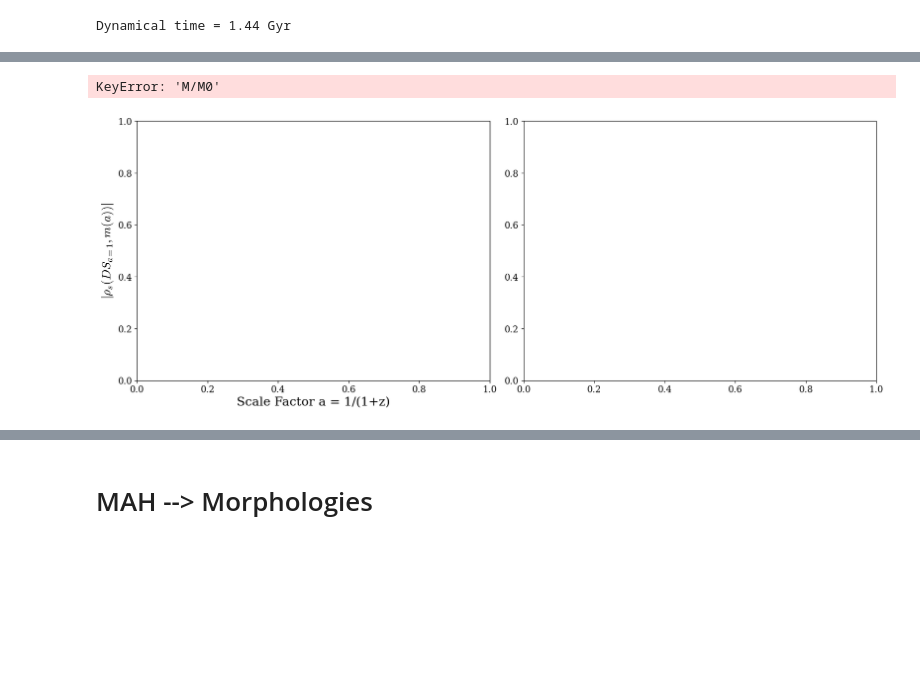
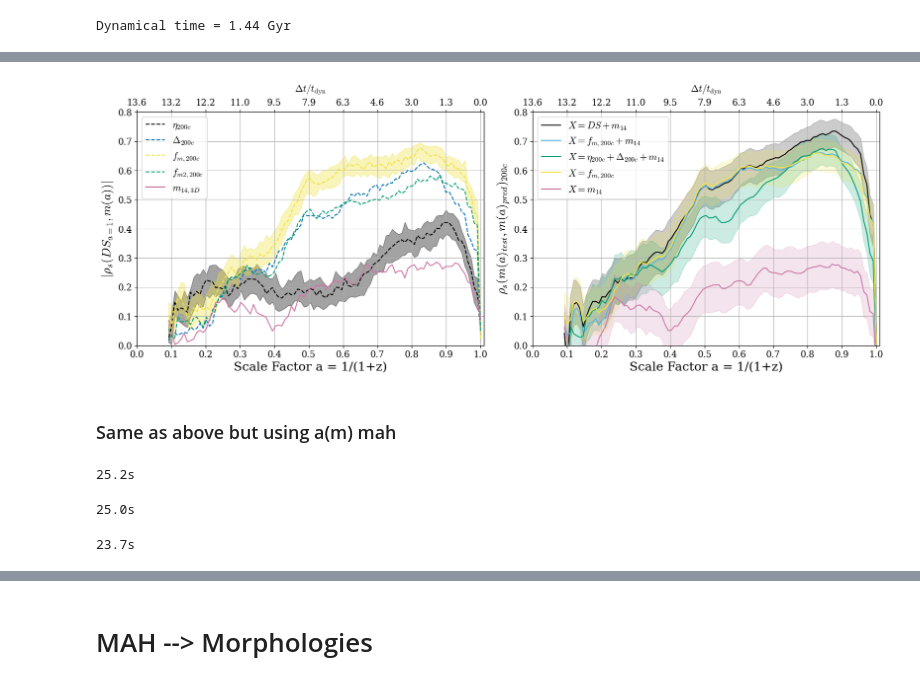
Before and after one commit to Kabelo-T/cluster_morph, a Jupyter notebook: multicam.ipynb, the cells around one changed output, grey strips where cells are left out. Saved outputs shown, nothing was run; the diff lists cells and outputs as text; code cells hidden in the pictures; blank space fills up the shorter version.

```diff
--- a/multicam.ipynb
+++ b/multicam.ipynb
@@ -176,7 +168,7 @@ labels = [r'$\eta_{200c}$', r'$\Delta_{200c}$', r'$f_{m, 200c}$', r'$f_{m2, 200c
 start = time.time()
 
 x = np.vstack([df['eta_200[3]'], df['delta_200[4]'], df['fm_200[5]'], df['fm2_200[6]'], df['3d']]).T
-y = am
+y = mah
 sp_corr = multicorr(x, y)
 
 ap25, ap50, ap75 = [], [], []
@@ -491,7 +460,7 @@ xlim = (0, 1.01)
 ylim = (0., 0.8)
 
 plots.plot_ma_corrs(ma_ds_dict, params=params, labels=labels,
-                    aexp=common_aexp[::-1], axs=axs[0], sm=False)
+                    time=common_aexp[::-1], axs=axs[0], sm=False)
 
 axs[0].set_xticks(xticks)
 axs[0].set_xlim(xlim)
@@ -511,32 +480,91 @@ axs[1].fill_between(common_aexp,
                     dp25, dp75, color='#009E73', alpha=0.2)
 
 axs[1].plot(common_aexp, cp50, color='#F0E442',
             label=r'$X = f_{m, 200c}$')
 axs[1].fill_between(common_aexp, cp25, cp75, color='#F0E442', alpha=0.2)
 
 axs[1].plot(common_aexp, ep50, color='#CC79A7',
             label=r'$X = m_{14}$')
 axs[1].fill_between(common_aexp, ep25, ep75, color='#CC79A7', alpha=0.2)
 
 axs[1].set_xlabel('Scale Factor a = 1/(1+z)')
 axs[1].set_ylabel(r'$\rho_s (m(a)_{test}, m(a)_{pred})_{200c}$')
 axs[1].set_ylim(ylim)
 axs[1].set_xticks(xticks)
 axs[1].set_xlim(xlim)
 axs[1].grid()
 axs[1].legend(fontsize=14)
 
 for ax in axs.ravel():
     ax2 = ax.twiny()
     ax2.set_xlim(xlim)
     idx = np.searchsorted(scales, xticks)
     tlabels = [f'{lookback_time[i]:.1f}' for i in idx]
     ax2.set_xticks(xticks)
     ax2.set_xticklabels(tlabels)
     ax2.set_xlabel(r'$\Delta t / t_{\mathrm{dyn}}$', fontsize=14, labelpad=10)
 
 # plt.savefig('plots/ds_mah_preds.pdf')
 plt.show()
 # %% [output]
-KeyError: 'M/M0'
-[figure, old version]
+[figure, new version]
+# %% [markdown]
+### Same as above but using a(m) mah
+# %%
+# # X = All DS + m14
+
+start = time.time()
+
+x = np.vstack([df['eta_200[3]'], df['delta_200[4]'],
+              df['fm_200[5]'], df['fm2_200[6]'], df['3d']]).T
+y = am
+sp_corr = multicorr(x, y)
+
+ap25, ap50, ap75 = [], [], []
+for x in sp_corr.T:
+    ap25.append(np.percentile(x, q=25))
+    ap50.append(np.percentile(x, q=50))
+    ap75.append(np.percentile(x, q=75))
+
+end = time.time()
+print(f'{end - start:.1f}s')
+# %% [output]
+25.2s
+# %%
+# # X = fm + m14
+
+start = time.time()
+
+x = np.vstack([df['fm_200[5]'], df['3d']]).T
+y = am
+sp_corr = multicorr(x, y)
+
+bp25, bp50, bp75 = [], [], []
+for x in sp_corr.T:
+    bp25.append(np.percentile(x, q=25))
+    bp50.append(np.percentile(x, q=50))
+    bp75.append(np.percentile(x, q=75))
+
+end = time.time()
+print(f'{end - start:.1f}s')
+# %% [output]
+25.0s
+# %%
+# # X = fm
+
+start = time.time()
+
+x = np.vstack([df['fm_200[5]']]).T
+y = am
+sp_corr = multicorr(x, y)
+
+cp25, cp50, cp75 = [], [], []
+for x in sp_corr.T:
+    cp25.append(np.percentile(x, q=25))
+    cp50.append(np.percentile(x, q=50))
+    cp75.append(np.percentile(x, q=75))
+
+end = time.time()
+print(f'{end - start:.1f}s')
+# %% [output]
+23.7s
```
Also changed, not shown: parts of 16 cells of this notebook, 2 other files.
